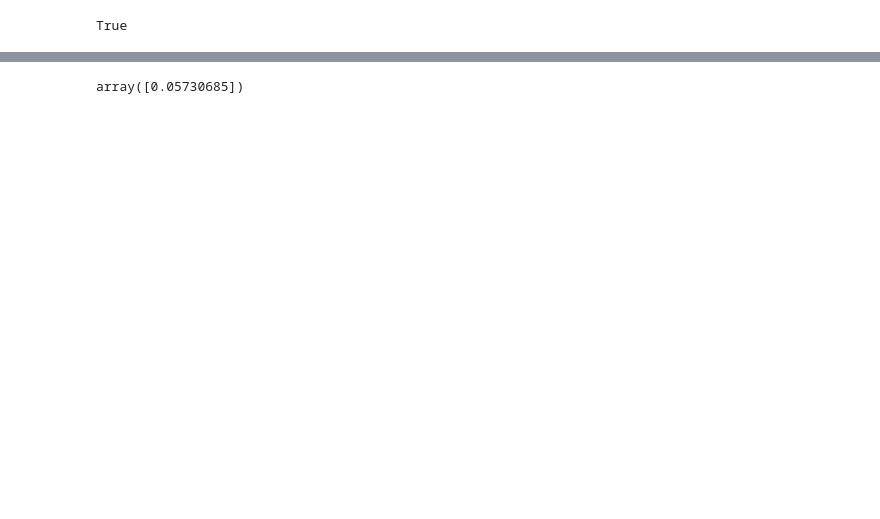
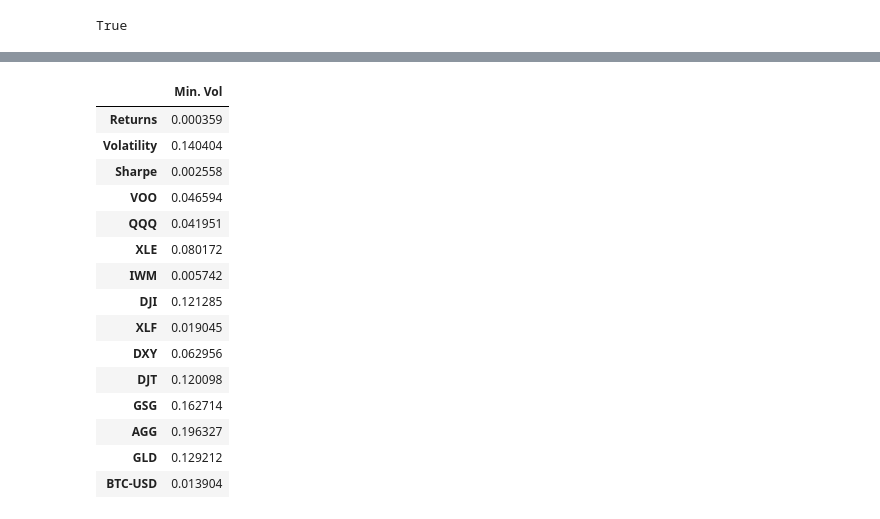
Before and after one commit to StrawhatRA/Bitcoin_portfolio_allocation, a Jupyter notebook: Portfolio_Stats_EF.ipynb, the cells around one changed output, grey strips where cells are left out. Saved outputs shown, nothing was run; the diff lists cells and outputs as text; code cells hidden in the pictures; blank space fills up the shorter version.

```diff
--- a/Portfolio_Stats_EF.ipynb
+++ b/Portfolio_Stats_EF.ipynb
@@ -135,15 +132,34 @@ portfolios_v1
 # %%
 #Min volatility
 min_vol_port = portfolios_v1.iloc[portfolios_v1['Volatility'].idxmin()]
 min_vol_port_df = pd.DataFrame(min_vol_port)
 min_vol_value = min_vol_port_df.iloc[1]
 min_vol_value = min_vol_value.values.astype(float)
 min_vol_return = min_vol_port_df.iloc[0]
 min_vol_return = min_vol_return.values.astype(float)
+min_vol_port_df
 #Display the lowest volatility portfolio
 #min_vol_port
-min_vol_value
+#min_vol_port_df.columns=pd.MultiIndex.from_tuples(min_vol_port_df)
+column = ["Min. Vol"]
+min_vol_port_df.columns = column
+min_vol_port_df
 # %% [output]
-array([0.05730685])
+|  | Min. Vol |
+| Returns | 0.000359 |
+| Volatility | 0.140404 |
+| Sharpe | 0.002558 |
+| VOO | 0.046594 |
+| QQQ | 0.041951 |
+| XLE | 0.080172 |
+| IWM | 0.005742 |
+| DJI | 0.121285 |
+| XLF | 0.019045 |
+| DXY | 0.062956 |
+| DJT | 0.120098 |
+| GSG | 0.162714 |
+| AGG | 0.196327 |
+| GLD | 0.129212 |
+| BTC-USD | 0.013904 |
 # %%
 #Find the optimal portfolio with the highest Sharpe Ratio. Assume the risk free rate is 0.
```
Also changed, not shown: parts of 12 cells of this notebook.
